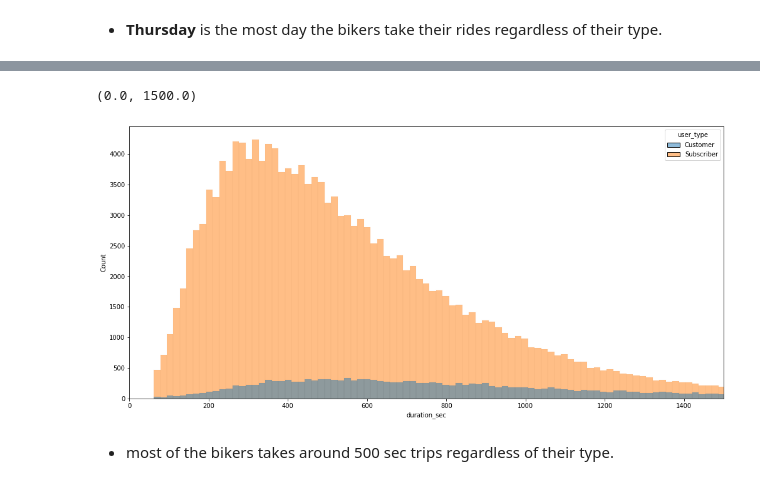
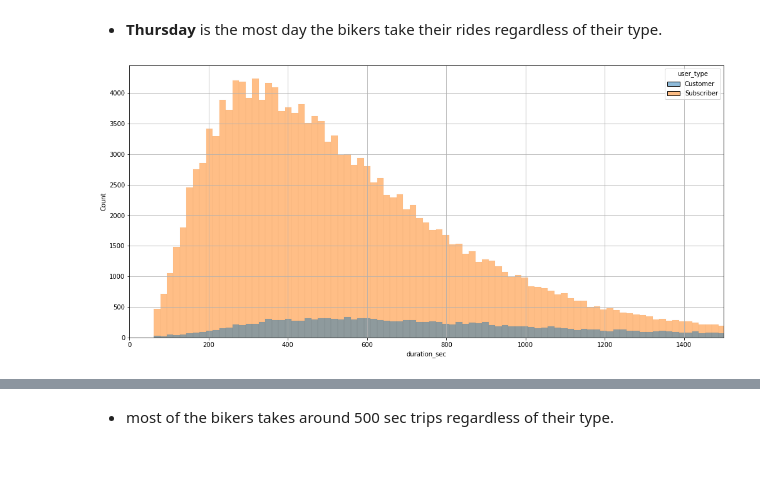
Before and after one commit to YousefSaber/Visualization-Project, a Jupyter notebook: exploration_template.ipynb, the cells around one changed output, grey strips where cells are left out. Drawn from its saved outputs; the diff is of its cells as text; code cells hidden in the pictures.

```diff
--- a/Untitled.ipynb
+++ b/exploration_template.ipynb
@@ -284,6 +284,9 @@ calendar.day_name[3]
 # %%
 %%time
 plt.figure(figsize=(17,8))
 sb.histplot(data=bike_data,x='duration_sec',hue='user_type')
 plt.xlim(0,1500)
+plt.grid(axis='both')
+plt.show()
 # %% [output]
+[figure]
@@ -292,4 +295,2 @@ Wall time: 4.95 s
-(0.0, 1500.0)
-[figure]
 # %% [markdown]
 * most of the bikers takes around 500 sec trips regardless of their type.
```
Also changed, not shown: parts of 5 cells of this notebook, 4 other files.
